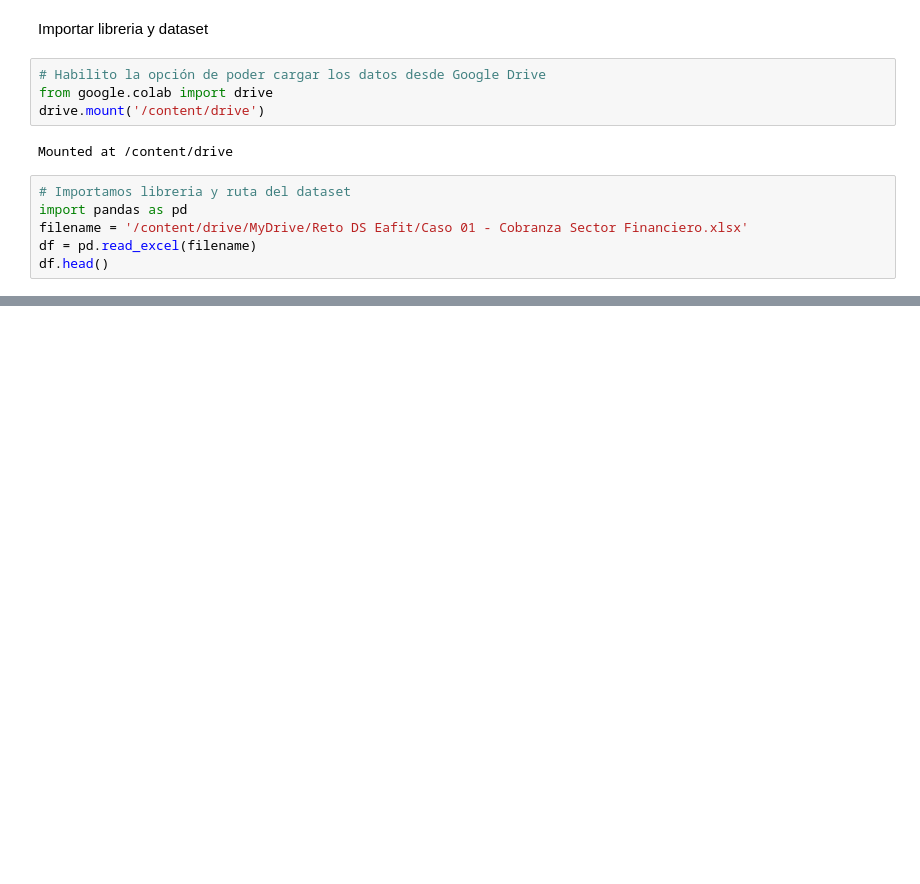
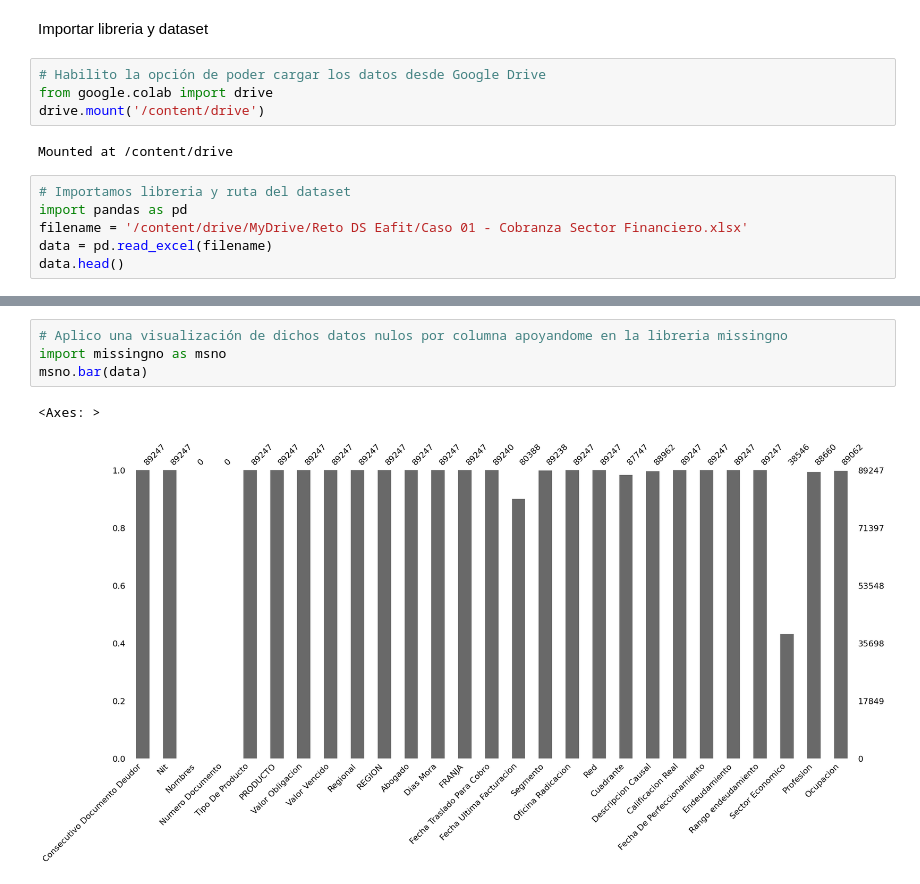
Before and after one commit to jcardonamde/reto_cobranzas_sector_financiero, a Jupyter notebook: cobranzas_sector_financiero.ipynb, the cells around one changed output, grey strips where cells are left out. Cells and saved outputs as stored; diff of their text form; blank space fills up the shorter version.

Commit message:
Imputación de data en análisis de datos

```diff
--- a/cobranzas_sector_financiero.ipynb
+++ b/cobranzas_sector_financiero.ipynb
@@ -36,8 +38,8 @@ Mounted at /content/drive
 # Importamos libreria y ruta del dataset
 import pandas as pd
 filename = '/content/drive/MyDrive/Reto DS Eafit/Caso 01 - Cobranza Sector Financiero.xlsx'
-df = pd.read_excel(filename)
-df.head()
+data = pd.read_excel(filename)
+data.head()
 # %% [output]
 |  | Consecutivo Documento Deudor | Nit | Nombres | Numero Documento | Tipo De Producto | PRODUCTO | ... |
 | 0 | 28768192 | 18 | NaN | NaN | 3 | TARJETAS DE CREDITO | ... |
@@ -49,0 +105,7 @@ df.head()
+# %%
+# Aplico una visualización de dichos datos nulos por columna apoyandome en la libreria missingno
+import missingno as msno
+msno.bar(data)
+# %% [output]
+<Axes: >
+[figure, added]
```
Also changed, not shown: parts of 58 cells of this notebook.
